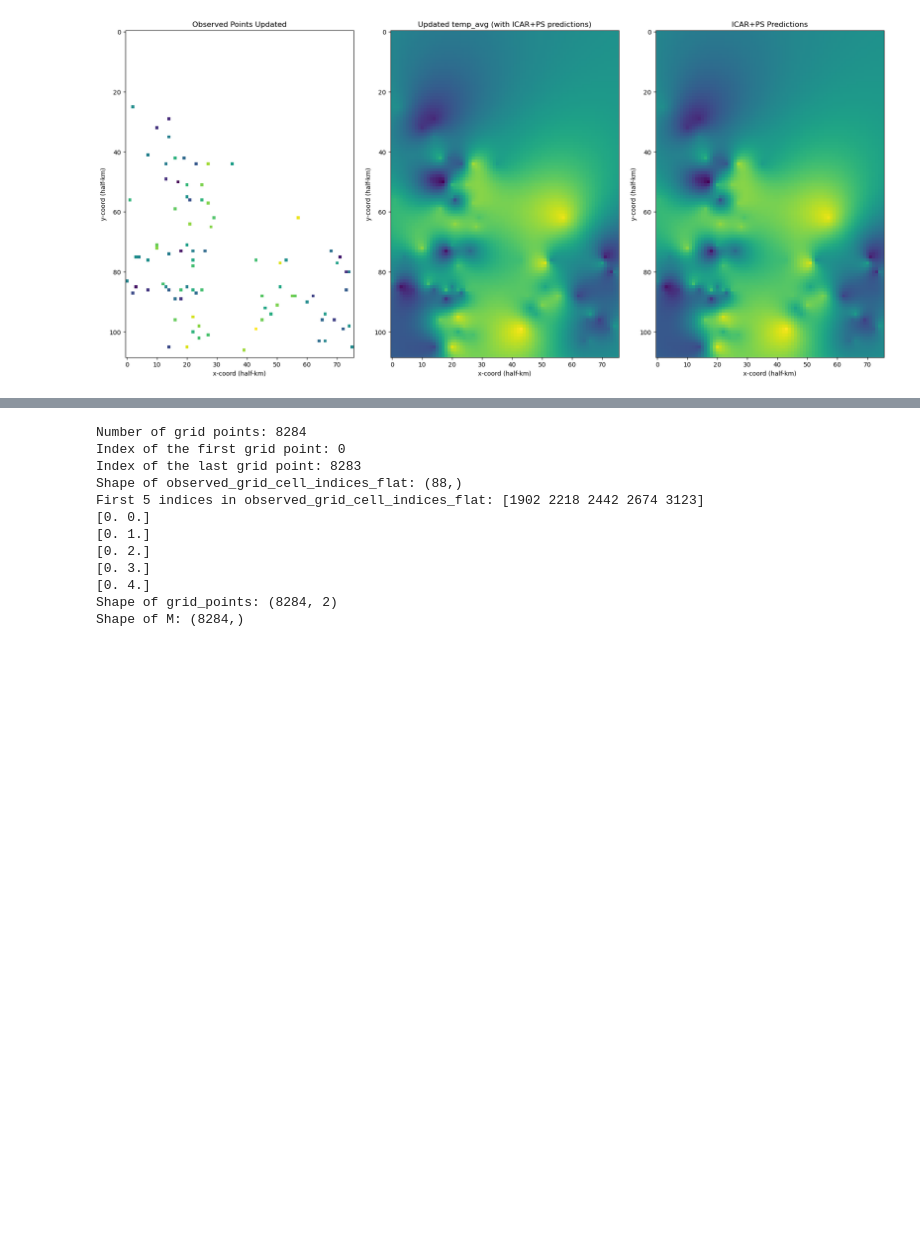
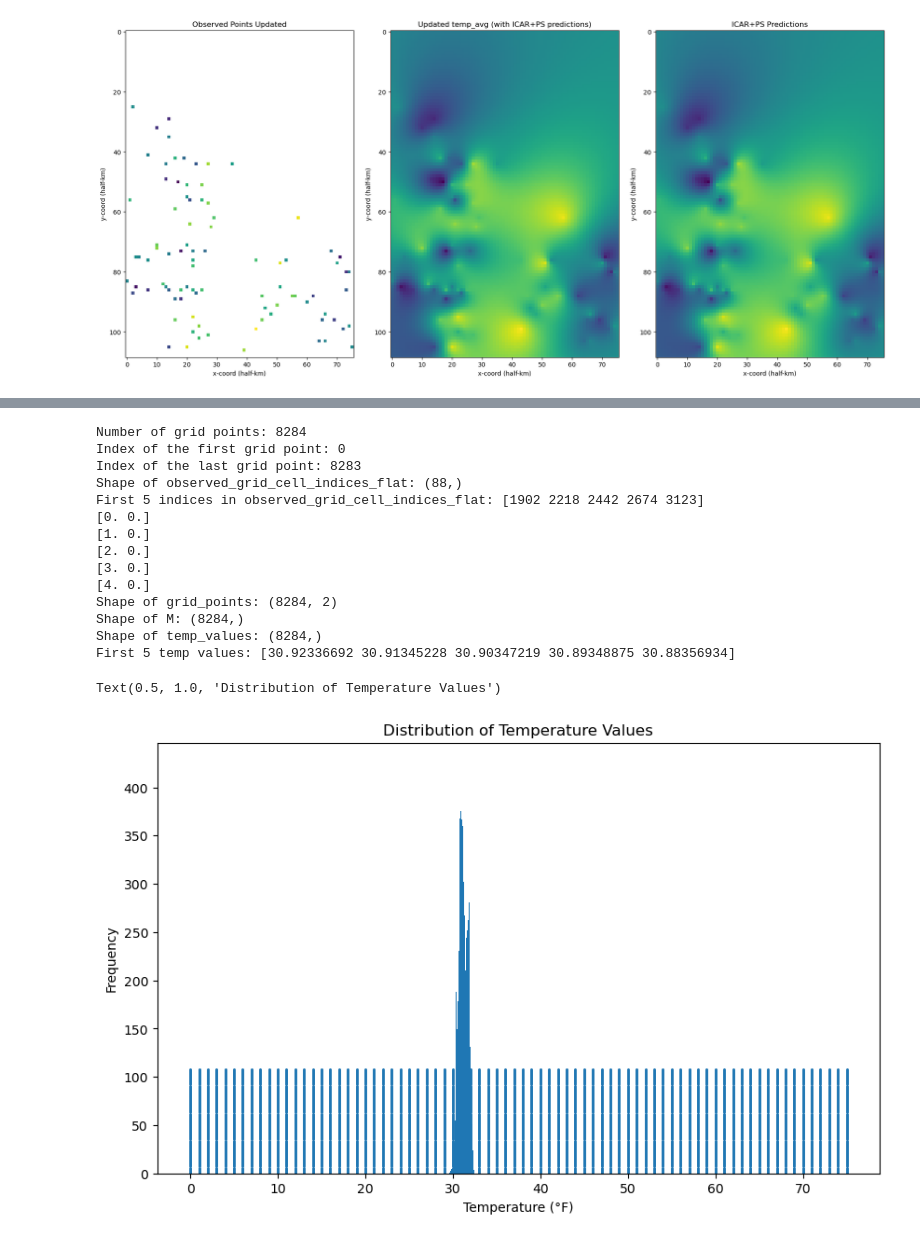
Before and after one commit to elliekkim/deep_ps, a Jupyter notebook: ps_on_durham/dk_ps_durham.ipynb, the cells around one changed output, grey strips where cells are left out. Drawn from its saved outputs; the diff is of its cells as text; code cells hidden in the pictures; blank space fills up the shorter version.

```diff
--- a/ps_on_durham/dk_ps_durham.ipynb
+++ b/ps_on_durham/dk_ps_durham.ipynb
@@ -279,36 +290,58 @@ print(f"First 5 indices in observed_grid_cell_indices_flat: {observed_grid_cell_
 
 # Define the grid dimensions based on the 109x76 grid
 cells_y, cells_x = 109, 76
 
 # Create the grid points by meshing x and y coordinates
 x = np.linspace(0, cells_x - 1, cells_x)  # Range for x-coordinates (0 to 75)
 y = np.linspace(0, cells_y - 1, cells_y)  # Range for y-coordinates (0 to 108)
-X, Y = np.meshgrid(x, y)  # Generate 2D meshgrid
+Y, X = np.meshgrid(y, x)  # Generate 2D meshgrid
 
 # Flatten the 2D arrays of X and Y into 1D arrays and stack them
 grid_points = np.vstack([Y.ravel(), X.ravel()]).T  # Shape will be (8284, 2)
 for i in range(5):
     print(grid_points[i])
+
+# plot scatterplot of grid points:
+plt.figure(figsize=(10, 6))
+plt.scatter(grid_points[:, 1], grid_points[:, 0], s=1)
+plt.xlabel('x-coord (half-km)')
+plt.ylabel('y-coord (half-km)')
+plt.title('Grid Points in the 109x76 Grid')
+
 
 # Initialize the M array (indicator for observed/unobserved)
 M = np.zeros(len(grid_points))  # Initially, all points are unobserved (0)
 M[observed_grid_cell_indices_flat] = 1  # Set observed points to 1
 
 print(f"Shape of grid_points: {grid_points.shape}")
 print(f"Shape of M: {M.shape}")
 
 # Now grid_points is (8284, 2) and M is (8284,)
+
+# print out temp_values:
+print(f"Shape of temp_values: {temp_values.shape}")
+print(f"First 5 temp values: {temp_values[:5]}")
+
+# plot histogram of distribution of temp_values:
+plt.hist(temp_values, bins=50)
+plt.xlabel('Temperature (°F)')
+plt.ylabel('Frequency')
+plt.title('Distribution of Temperature Values')
 # %% [output]
 Number of grid points: 8284
 Index of the first grid point: 0
 Index of the last grid point: 8283
 Shape of observed_grid_cell_indices_flat: (88,)
 First 5 indices in observed_grid_cell_indices_flat: [1902 2218 2442 2674 3123]
 [0. 0.]
-[0. 1.]
-[0. 2.]
-[0. 3.]
-[0. 4.]
+[1. 0.]
+[2. 0.]
+[3. 0.]
+[4. 0.]
 Shape of grid_points: (8284, 2)
 Shape of M: (8284,)
+Shape of temp_values: (8284,)
+First 5 temp values: [30.92336692 30.91345228 30.90347219 30.89348875 30.88356934]
+Text(0.5, 1.0, 'Distribution of Temperature Values')
+[figure, added]
 # %%
```
Also changed, not shown: parts of 9 cells of this notebook, 2 other files.
